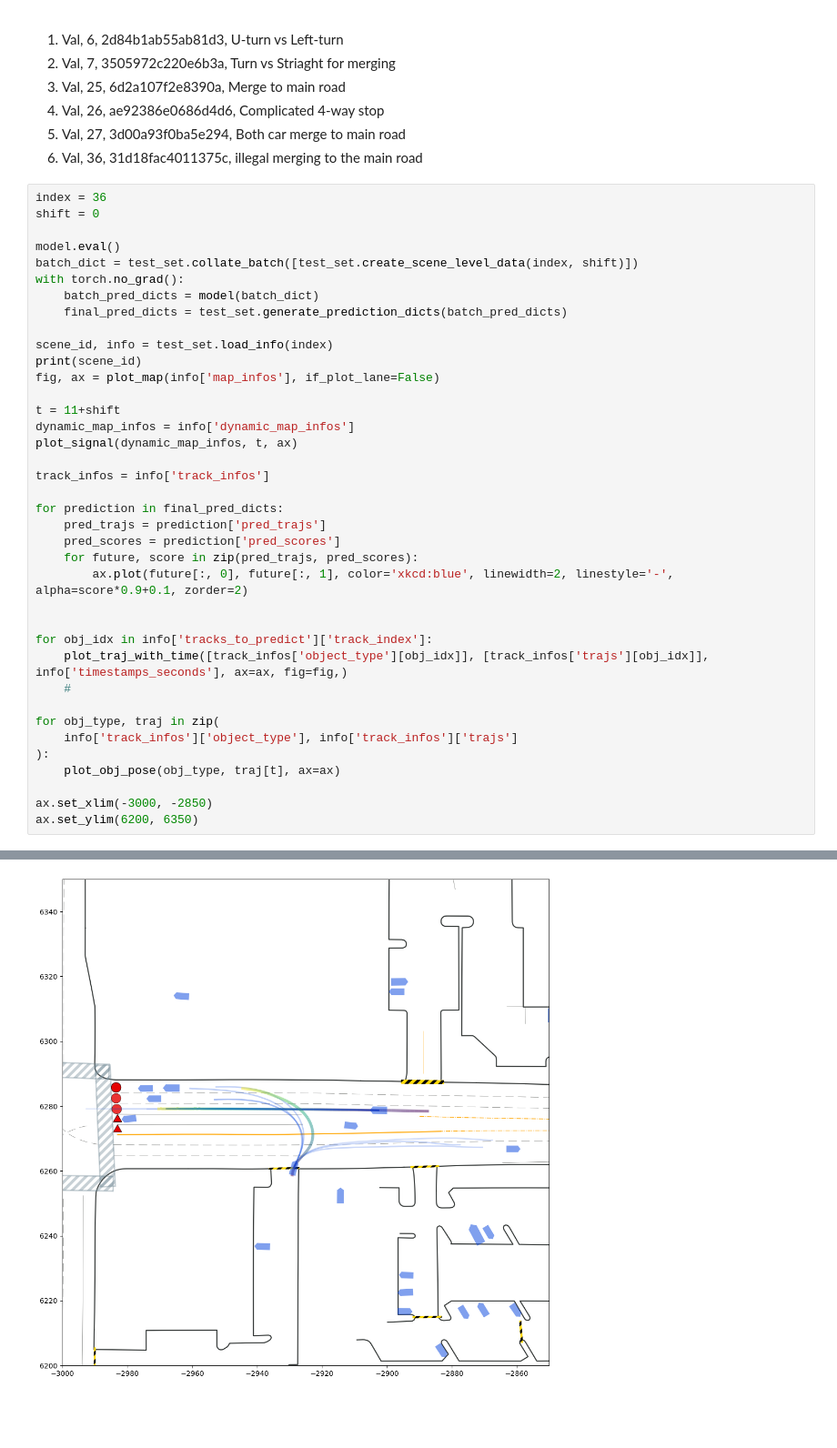
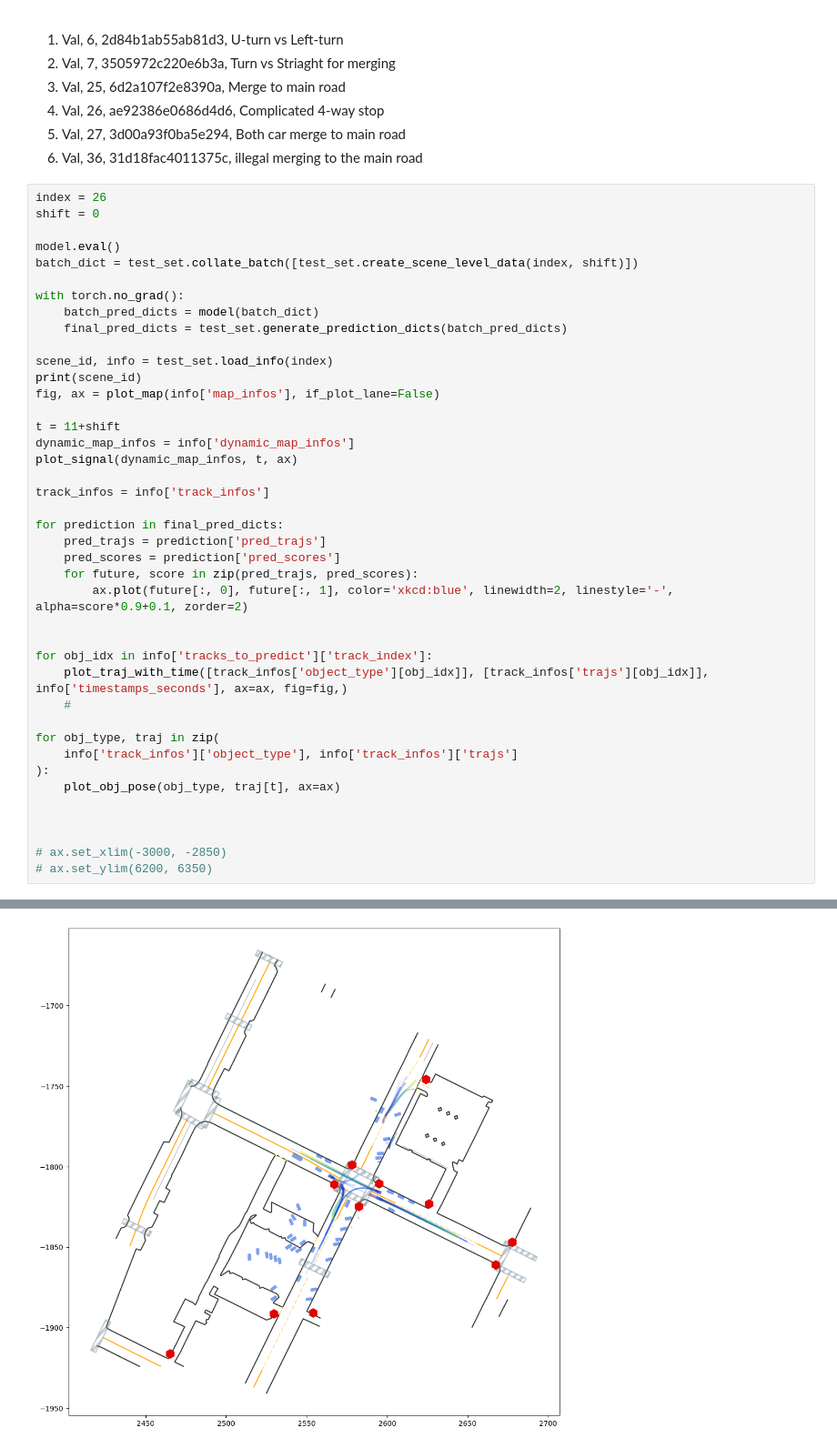
Before and after one commit to zzx9636/MTR, a Jupyter notebook: tools/eval_model.ipynb, the cells around one changed output, grey strips where cells are left out. Shown: that part at 91% size. Drawn from its saved outputs; the diff is of its cells as text; blank space fills up the shorter version.

```diff
--- a/tools/eval_model.ipynb
+++ b/tools/eval_model.ipynb
@@ -67,11 +64,12 @@ model = model.cuda()
 5. Val, 27, 3d00a93f0ba5e294, Both car merge to main road
 6. Val, 36, 31d18fac4011375c, illegal merging to the main road
 # %%
-index = 36
+index = 26
 shift = 0
 
 model.eval()
 batch_dict = test_set.collate_batch([test_set.create_scene_level_data(index, shift)])
+
 with torch.no_grad():
     batch_pred_dicts = model(batch_dict)
     final_pred_dicts = test_set.generate_prediction_dicts(batch_pred_dicts)
@@ -102,6 +100,8 @@ for obj_type, traj in zip(
 ):
     plot_obj_pose(obj_type, traj[t], ax=ax)
 
-ax.set_xlim(-3000, -2850)
-ax.set_ylim(6200, 6350)
+
+
+# ax.set_xlim(-3000, -2850)
+# ax.set_ylim(6200, 6350)
 # %% [output]
@@ -110 +109 @@ ax.set_ylim(6200, 6350)
-[figure, old version]
+[figure, new version]
```
Also changed, not shown: parts of 2 cells of this notebook, 1 other file.
